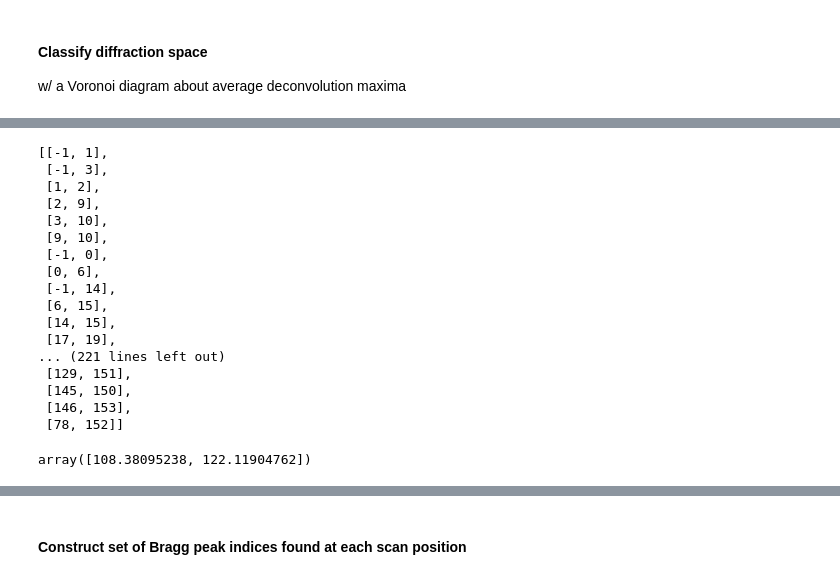
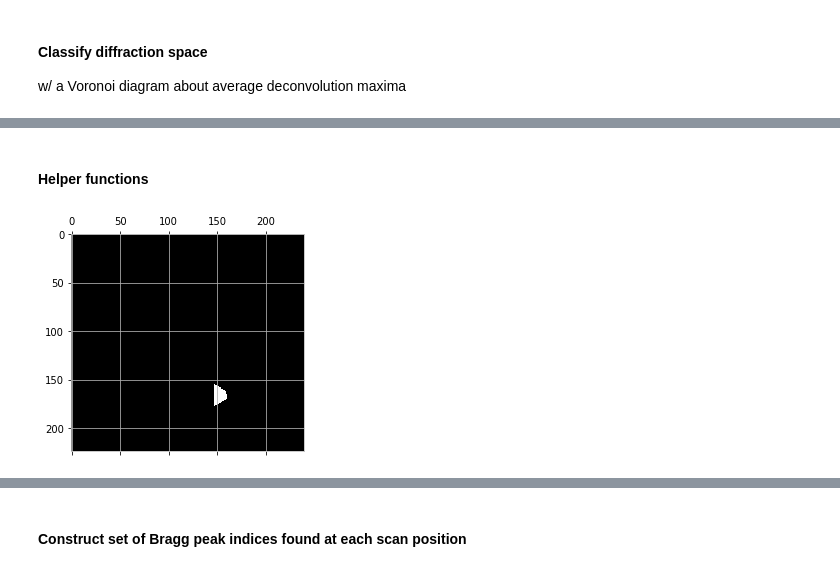
Before and after one commit to py4dstem/py4DSTEM, a Jupyter notebook: py4DSTEM/notebooks/module_demos/classify/EASY_classify_1.ipynb, the cells around one changed output, grey strips where cells are left out. Saved outputs shown, nothing was run; the diff lists cells and outputs as text; code cells hidden in the pictures.

```diff
--- a/py4DSTEM/notebooks/module_demos/classify/EASY_classify_1.ipynb
+++ b/py4DSTEM/notebooks/module_demos/classify/EASY_classify_1.ipynb
@@ -144,24 +162,2 @@ array([119.16666667,  78.83333333])
-# %%
-voronoi.ridge_vertices
-# %% [output]
-[[-1, 1],
- [-1, 3],
- [1, 2],
- [2, 9],
- [3, 10],
- [9, 10],
- [-1, 0],
- [0, 6],
- [-1, 14],
- [6, 15],
- [14, 15],
- [17, 19],
-... (221 lines left out)
- [129, 151],
- [145, 150],
- [146, 153],
- [78, 152]]
-# %%
-voronoi.points.mean(axis=0)
-# %% [output]
-array([108.38095238, 122.11904762])
+# %% [markdown]
+#### Helper functions
@@ -167,0 +213,33 @@ array([108.38095238, 122.11904762])
+# %%
+def polygon_mask_from_vertices(xy, nx, ny):
+    """From polygon vertices x,y make a boolean mask of the polygon interior
+    """
+    if len(xy) < 2:
+        return np.zeros((nx,ny),dtype=bool)
+    poly_verts = [tuple(xy_pair) for xy_pair in xy]
+
+    # Make meshgrid, and transform into stack of points
+    xx, yy = np.meshgrid(np.arange(nx), np.arange(ny))
+    xx, yy = xx.flatten(), yy.flatten()
+    points = np.vstack((xx,yy)).T
+
+    path = Path(poly_verts)                # Make matplotlib Path object
+    mask = path.contains_points(points)    # Query if each meshgrid pnt is contained
+    mask = mask.reshape((ny,nx))
+
+    return mask.T
+
+def get_mask_from_voronoi_index(voronoi, index, nx, ny):
+    """From polygon vertices x,y and frame shape (nx,ny), added corners to vertices if appropriate
+    """
+    vertices = get_vertices_from_voronoi(voronoi, index, nx, ny)
+    return polygon_mask_from_vertices(vertices, nx, ny)
+# %%
+i = 10
+mask = get_mask_from_voronoi_index(voronoi, i, Q_Nx, Q_Ny)
+
+fig,ax=plt.subplots()
+ax.matshow(mask)
+plt.show()
+# %% [output]
+[figure, added]
```
Also changed, not shown: parts of 29 cells of this notebook, 6 other files.
